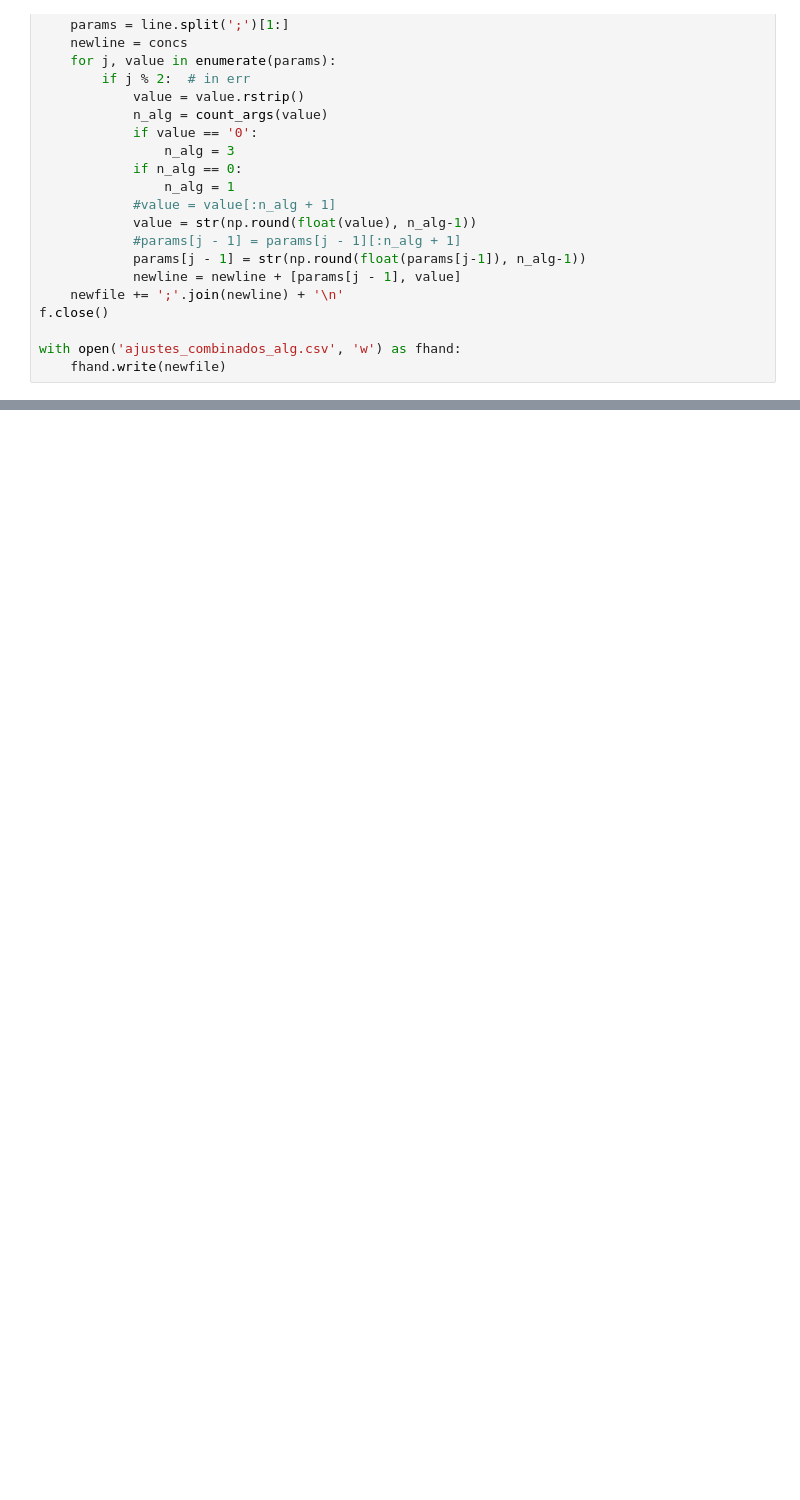
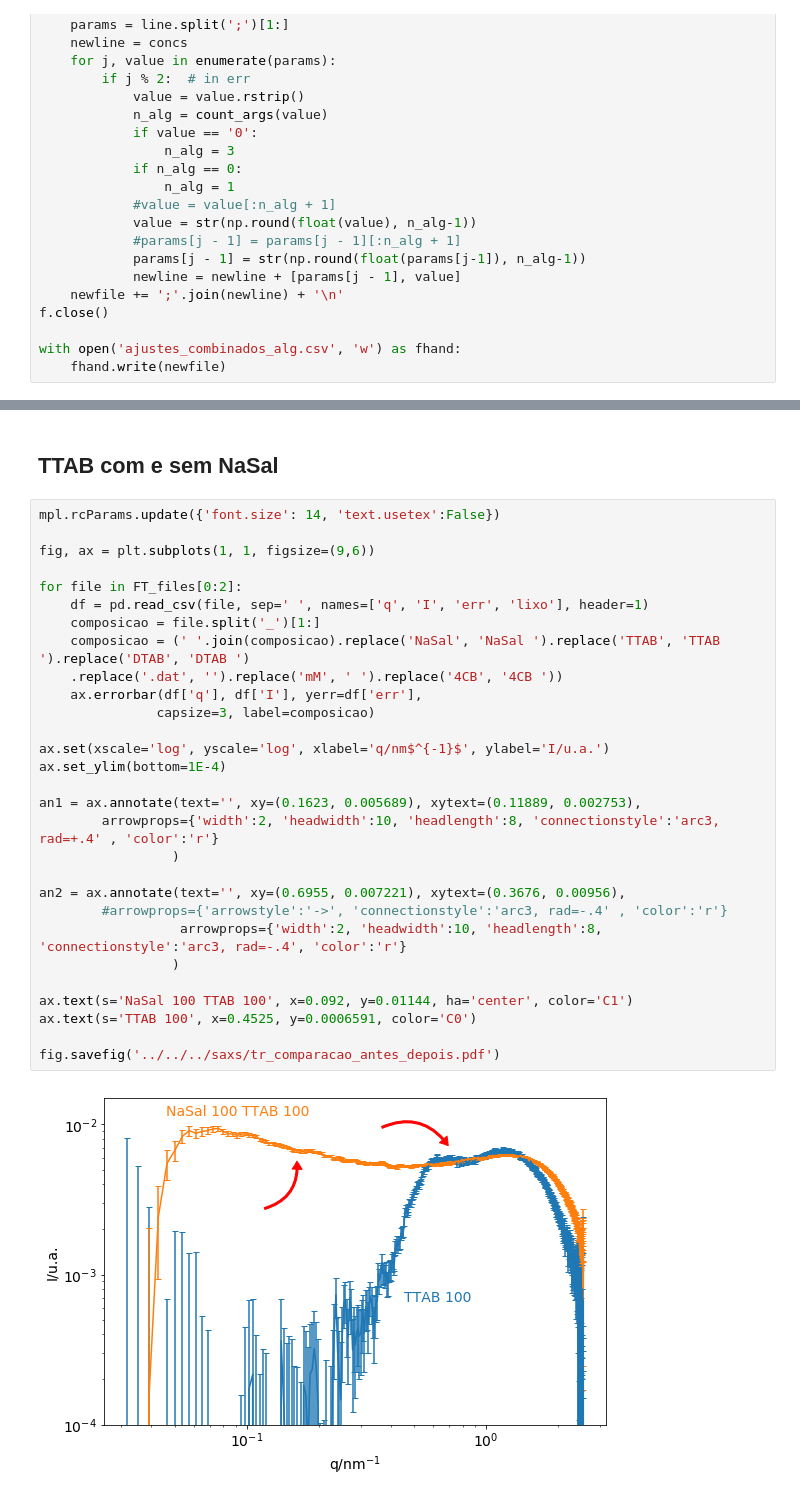
Before and after one commit to KarlClinckspoor/Tese, a Jupyter notebook: imagens/notebooks/dados experimentais/TR_SAXS/Plots SAXS.ipynb, the cells around one changed output, grey strips where cells are left out. Saved outputs shown, nothing was run; the diff lists cells and outputs as text; blank space fills up the shorter version.

```diff
--- a/imagens/notebooks/dados experimentais/TR_SAXS/Plots SAXS.ipynb
+++ b/imagens/notebooks/dados experimentais/TR_SAXS/Plots SAXS.ipynb
@@ -747,0 +790,33 @@ with open('ajustes_combinados_alg.csv', 'w') as fhand:
+# %% [markdown]
+## TTAB com e sem NaSal
+# %%
+mpl.rcParams.update({'font.size': 14, 'text.usetex':False})
+
+fig, ax = plt.subplots(1, 1, figsize=(9,6))
+
+for file in FT_files[0:2]:
+    df = pd.read_csv(file, sep=' ', names=['q', 'I', 'err', 'lixo'], header=1)
+    composicao = file.split('_')[1:]
+    composicao = (' '.join(composicao).replace('NaSal', 'NaSal ').replace('TTAB', 'TTAB ').replace('DTAB', 'DTAB ')
+    .replace('.dat', '').replace('mM', ' ').replace('4CB', '4CB '))
+    ax.errorbar(df['q'], df['I'], yerr=df['err'],
+               capsize=3, label=composicao)
+
+ax.set(xscale='log', yscale='log', xlabel='q/nm$^{-1}$', ylabel='I/u.a.')
+ax.set_ylim(bottom=1E-4)
+
+an1 = ax.annotate(text='', xy=(0.1623, 0.005689), xytext=(0.11889, 0.002753),
+        arrowprops={'width':2, 'headwidth':10, 'headlength':8, 'connectionstyle':'arc3, rad=+.4' , 'color':'r'}
+                 )
+
+an2 = ax.annotate(text='', xy=(0.6955, 0.007221), xytext=(0.3676, 0.00956),
+        #arrowprops={'arrowstyle':'->', 'connectionstyle':'arc3, rad=-.4' , 'color':'r'}
+                  arrowprops={'width':2, 'headwidth':10, 'headlength':8, 'connectionstyle':'arc3, rad=-.4', 'color':'r'}
+                 )
+
+ax.text(s='NaSal 100 TTAB 100', x=0.092, y=0.01144, ha='center', color='C1')
+ax.text(s='TTAB 100', x=0.4525, y=0.0006591, color='C0')
+
+fig.savefig('../../../saxs/tr_comparacao_antes_depois.pdf')
+# %% [output]
+[figure, added]
```
Also changed, not shown: parts of 7 cells of this notebook, 16 other files.
